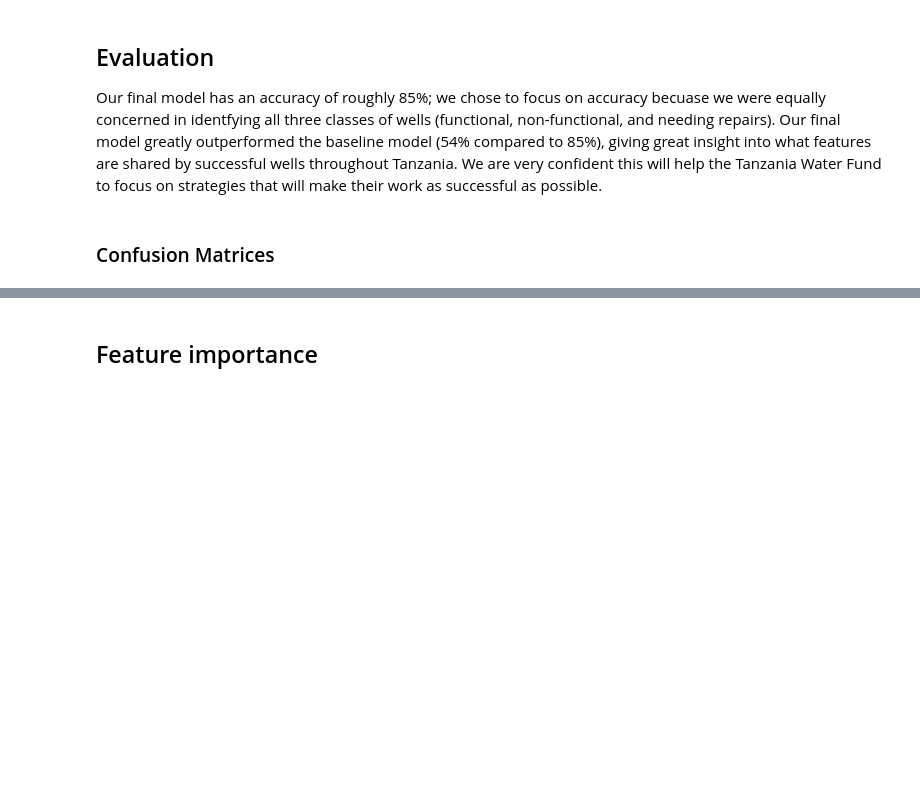
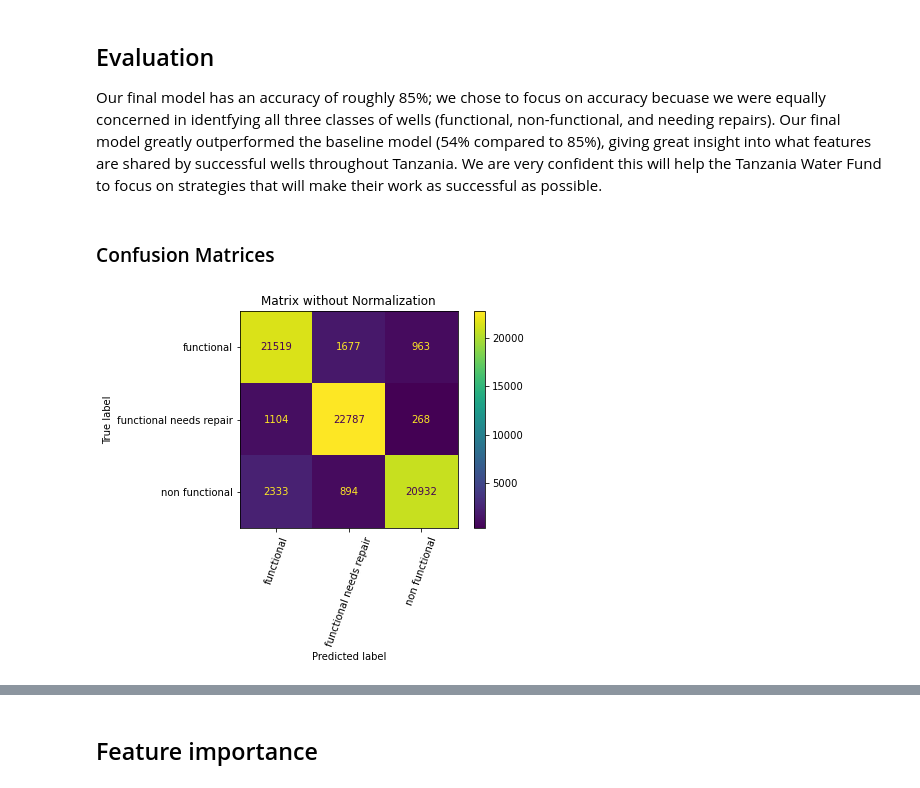
Before and after one commit to RaulCTorres/Tanzanian_Water_Wells, a Jupyter notebook: Tanzanian Water Wells Analysis.ipynb, the cells around one changed output, grey strips where cells are left out. Cells and saved outputs as stored; diff of their text form; code cells hidden in the pictures; blank space fills up the shorter version.

```diff
--- a/Tanzanian Water Wells Analysis.ipynb
+++ b/Tanzanian Water Wells Analysis.ipynb
@@ -1186,8 +1346,10 @@ Our final model has an accuracy of roughly 85%; we chose to focus on accuracy be
 # %% [markdown]
 ### Confusion Matrices
 # %%
-cmx = plot_confusion_matrix(Best_model, X_train_resample, y_train_resample,
+cmx = plot_confusion_matrix(best_model, X_train_resample, y_train_resample,
                             display_labels=encoder.classes_,
                             xticks_rotation=70)
 cmx.ax_.set_title('Matrix without Normalization');
+# %% [output]
+[figure, added]
 # %%
```
Also changed, not shown: parts of 51 cells of this notebook.
